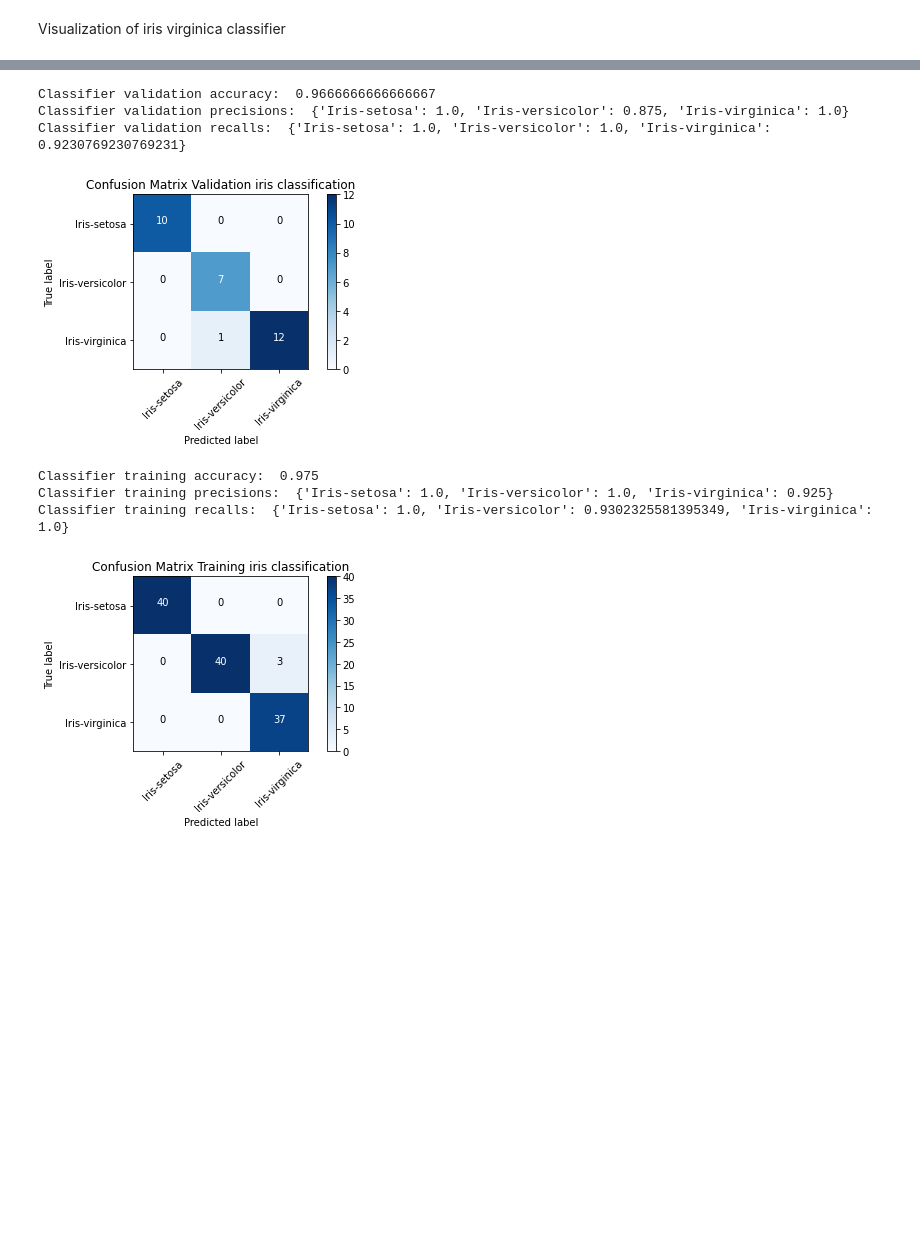
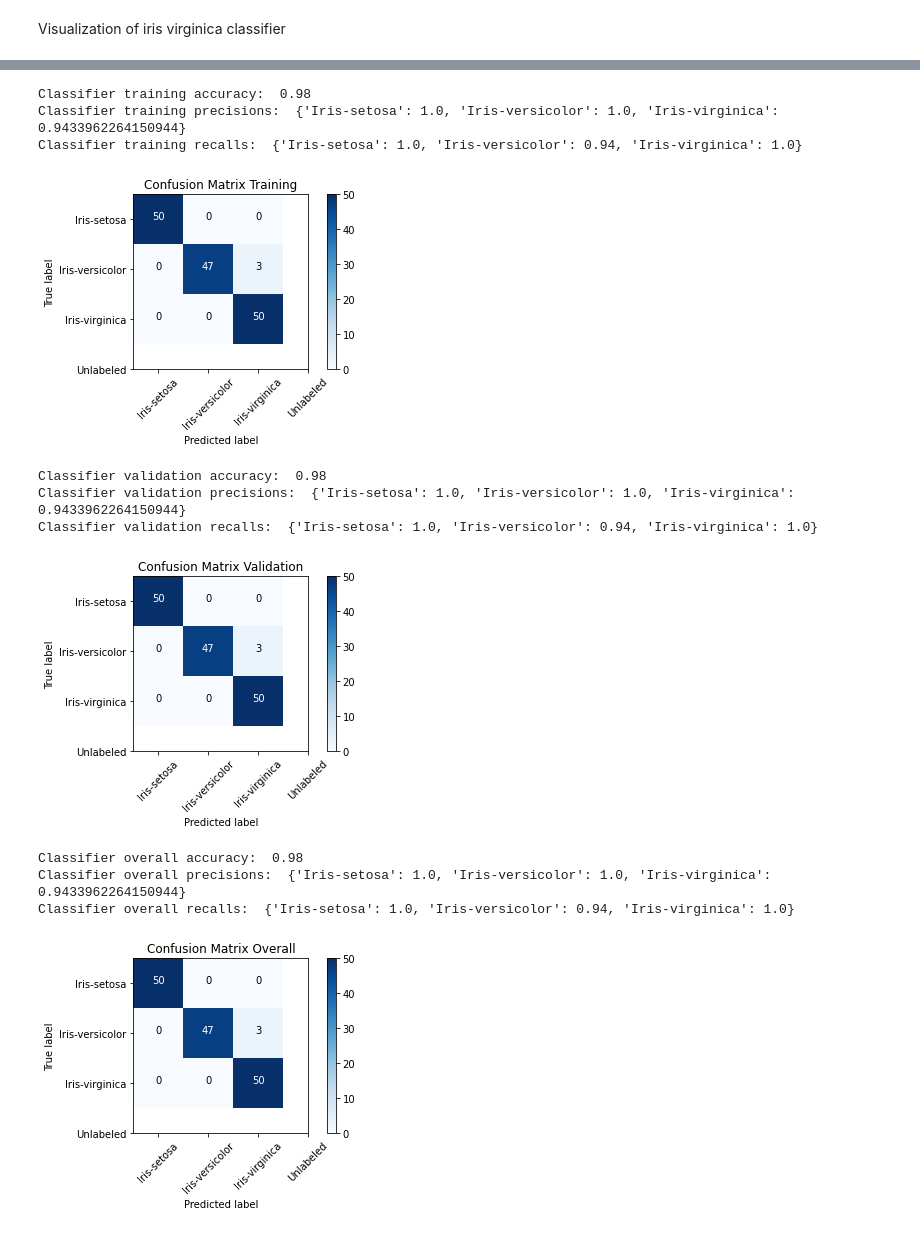
Before and after one commit to grigorescuandrei/noise-based-classifier, a Jupyter notebook: prototype/benchmark.ipynb, the cells around one changed output, grey strips where cells are left out. Cells and saved outputs as stored; diff of their text form; code cells hidden in the pictures; blank space fills up the shorter version.

```diff
--- a/prototype/benchmark.ipynb
+++ b/prototype/benchmark.ipynb
@@ -88,7 +88,7 @@ Split data into train and validation sets (according to work it is compared agai
 # %%
 np.random.seed(5)
 indexes = [i for i in range(len(inputs))]
-trainSample = np.random.choice(indexes, int(0.8 * len(inputs)), replace = False)
+trainSample = np.random.choice(indexes, int(0.5 * len(inputs)), replace = False)
 validationSample = [i for i in indexes  if not i in trainSample]
 
 trainInputs = [inputs[i] for i in trainSample]
@@ -917,7 +917,7 @@ def classifyIris(input):
         if result:
             return iris_class
 
-    return iris_classes[-1]
+    return "Unlabeled"
 
 def plotConfusionMatrix(cm, classNames, title):
     from sklearn.metrics import confusion_matrix
@@ -938,45 +938,55 @@ def plotConfusionMatrix(cm, classNames, title):
         plt.text(column, row, format(cm[row, column], text_format),
                 horizontalalignment = 'center',
                 color = 'white' if cm[row, column] > thresh else 'black')
 
     plt.ylabel('True label')
     plt.xlabel('Predicted label')
     plt.tight_layout()
 
     plt.show()
 
 def evalMultiClass(computedLabels, realLabels, labelNames):
     from sklearn.metrics import confusion_matrix
 
     confMatrix = confusion_matrix(realLabels, computedLabels)
     acc = sum([confMatrix[i][i] for i in range(len(labelNames))]) / len(realLabels)
     precision = {}
     recall = {}
     for i in range(len(labelNames)):
         precision[labelNames[i]] = confMatrix[i][i] / sum([confMatrix[j][i] for j in range(len(labelNames))])
         recall[labelNames[i]] = confMatrix[i][i] / sum([confMatrix[i][j] for j in range(len(labelNames))])
     return acc, precision, recall, confMatrix
 
+computedResults = [classifyIris(input) for input in trainInputs]
+acc, prec, recall, cm = evalMultiClass(computedResults, trainResults, iris_classes)
+print("Classifier training accuracy: ", acc)
+print("Classifier training precisions: ", prec)
+print("Classifier training recalls: ", recall)
+plotConfusionMatrix(cm, iris_classes + ["Unlabeled"], "Training")
 
 computedResults = [classifyIris(input) for input in validationInputs]
 acc, prec, recall, cm = evalMultiClass(computedResults, validationResults, iris_classes)
 print("Classifier validation accuracy: ", acc)
 print("Classifier validation precisions: ", prec)
 print("Classifier validation recalls: ", recall)
-plotConfusionMatrix(cm, iris_classes, "Validation")
+plotConfusionMatrix(cm, iris_classes + ["Unlabeled"], "Validation")
 
-computedResults = [classifyIris(input) for input in trainInputs]
-acc, prec, recall, cm = evalMultiClass(computedResults, trainResults, iris_classes)
-print("Classifier training accuracy: ", acc)
-print("Classifier training precisions: ", prec)
-print("Classifier training recalls: ", recall)
-plotConfusionMatrix(cm, iris_classes, "Training")
+computedResults = [classifyIris(input) for input in inputs]
+acc, prec, recall, cm = evalMultiClass(computedResults, results, iris_classes)
+print("Classifier overall accuracy: ", acc)
+print("Classifier overall precisions: ", prec)
+print("Classifier overall recalls: ", recall)
+plotConfusionMatrix(cm, iris_classes + ["Unlabeled"], "Overall")
 # %% [output]
-Classifier validation accuracy:  0.9666666666666667
-Classifier validation precisions:  {'Iris-setosa': 1.0, 'Iris-versicolor': 0.875, 'Iris-virginica': 1.0}
-Classifier validation recalls:  {'Iris-setosa': 1.0, 'Iris-versicolor': 1.0, 'Iris-virginica': 0.9230769230769231}
+Classifier training accuracy:  0.98
+Classifier training precisions:  {'Iris-setosa': 1.0, 'Iris-versicolor': 1.0, 'Iris-virginica': 0.9433962264150944}
+Classifier training recalls:  {'Iris-setosa': 1.0, 'Iris-versicolor': 0.94, 'Iris-virginica': 1.0}
-[figure, old version]
+[figure, new version]
-Classifier training accuracy:  0.975
-Classifier training precisions:  {'Iris-setosa': 1.0, 'Iris-versicolor': 1.0, 'Iris-virginica': 0.925}
-Classifier training recalls:  {'Iris-setosa': 1.0, 'Iris-versicolor': 0.9302325581395349, 'Iris-virginica': 1.0}
+Classifier validation accuracy:  0.98
+Classifier validation precisions:  {'Iris-setosa': 1.0, 'Iris-versicolor': 1.0, 'Iris-virginica': 0.9433962264150944}
+Classifier validation recalls:  {'Iris-setosa': 1.0, 'Iris-versicolor': 0.94, 'Iris-virginica': 1.0}
-[figure, old version]
+[figure, new version]
+Classifier overall accuracy:  0.98
+Classifier overall precisions:  {'Iris-setosa': 1.0, 'Iris-versicolor': 1.0, 'Iris-virginica': 0.9433962264150944}
+Classifier overall recalls:  {'Iris-setosa': 1.0, 'Iris-versicolor': 0.94, 'Iris-virginica': 1.0}
+[figure, added]
```
Also changed, not shown: parts of 7 cells of this notebook.
